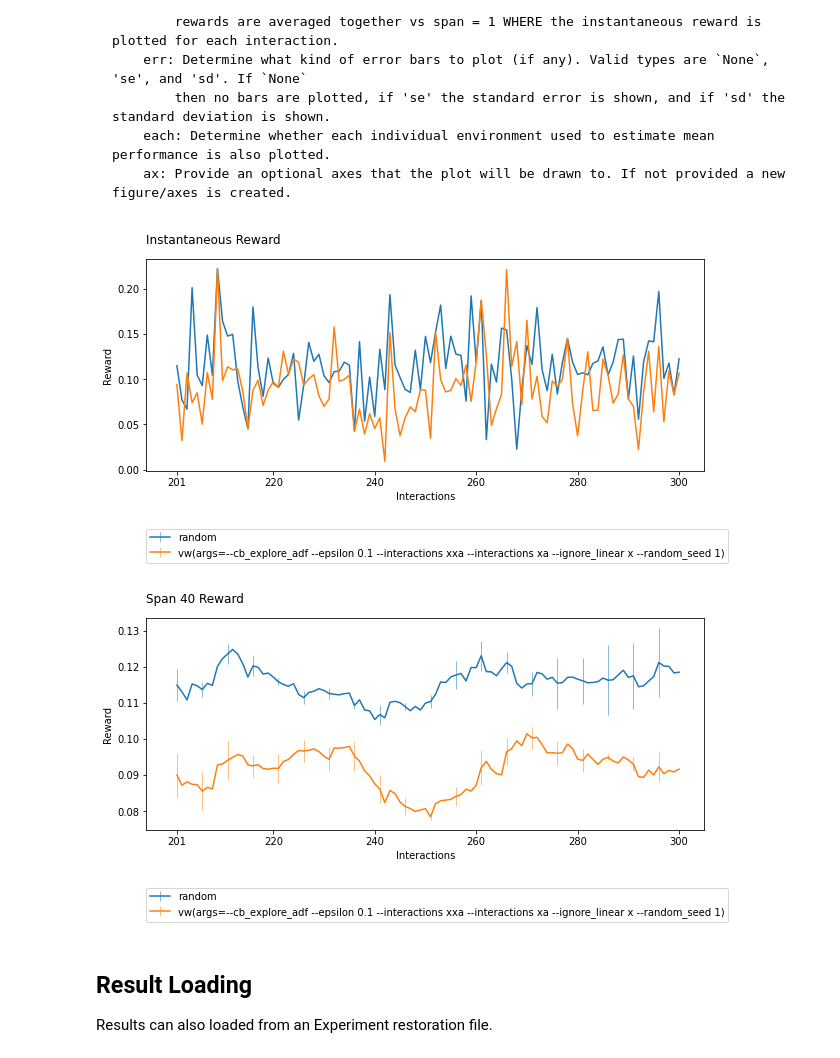
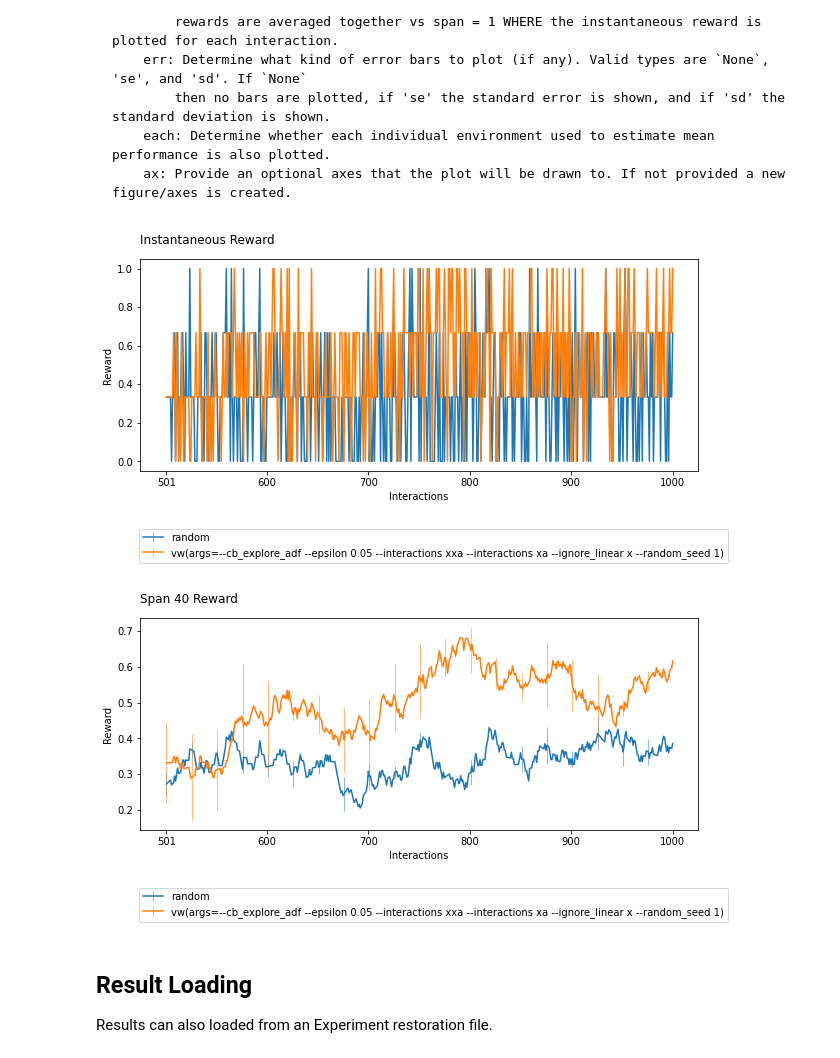
Before and after one commit to VowpalWabbit/coba, a Jupyter notebook: examples/notebooks/Results.ipynb, the cells around one changed output. Drawn from its saved outputs; the diff is of its cells as text; code cells hidden in the pictures.

Commit message:
[ci] run examples to avoid stale content (#13)
- update nb notebooks
- add plot close()
- run example nb in CI

Co-authored-by: Mark Rucker <rucker.mark@gmail.com>

````diff
--- a/examples/notebooks/Results.ipynb
+++ b/examples/notebooks/Results.ipynb
@@ -12,10 +12,10 @@ The **Result** class the outcome of an **Experiment**. It has several features t
 **Results** are created whenever an experiment is evaluated. Below is a simple example of this:
 # %%
 from coba.environments import Environments
-from coba.learners     import RandomLearner, VowpalLearner
+from coba.learners     import RandomLearner, VowpalEpsilonLearner
 from coba.experiments  import Experiment
 
-environments = Environments.from_linear_synthetic().shuffle([1,2,3])
-learners     = [RandomLearner(), VowpalLearner()]
+environments = Environments.from_linear_synthetic(2000).shuffle([1,2,3]).binary()
+learners     = [RandomLearner(), VowpalEpsilonLearner()]
 results      = Experiment(environments,learners).evaluate()
 # %% [output]
@@ -60,11 +60,11 @@ Args:
     ax: Provide an optional axes that the plot will be drawn to. If not provided a new figure/axes is created.
 ```
 # %%
-result.plot_learners(xlim=(200,300), span=1 , err=None)
-result.plot_learners(xlim=(200,300), span=40, err='se')
+results.plot_learners(xlim=(500,1000), span=1 , err=None)
+results.plot_learners(xlim=(500,1000), span=40, err='se')
 # %% [output]
-[figure, old version]
+[figure, new version]
-[figure, old version]
+[figure, new version]
 # %% [markdown]
 ## Result Loading
 
````
Also changed, not shown: parts of 8 cells of this notebook, 7 other files.
